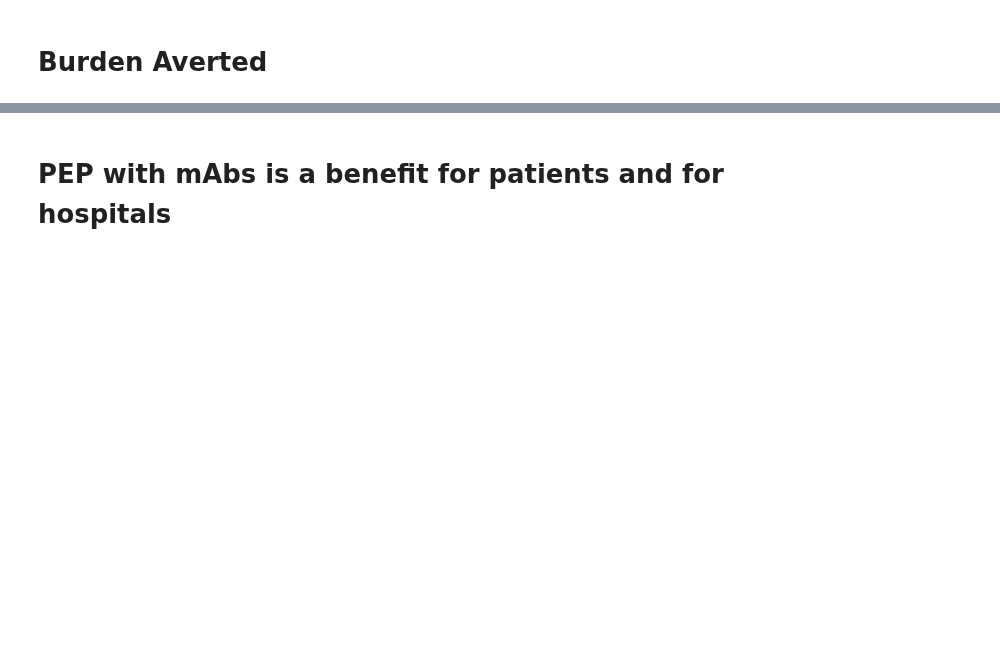
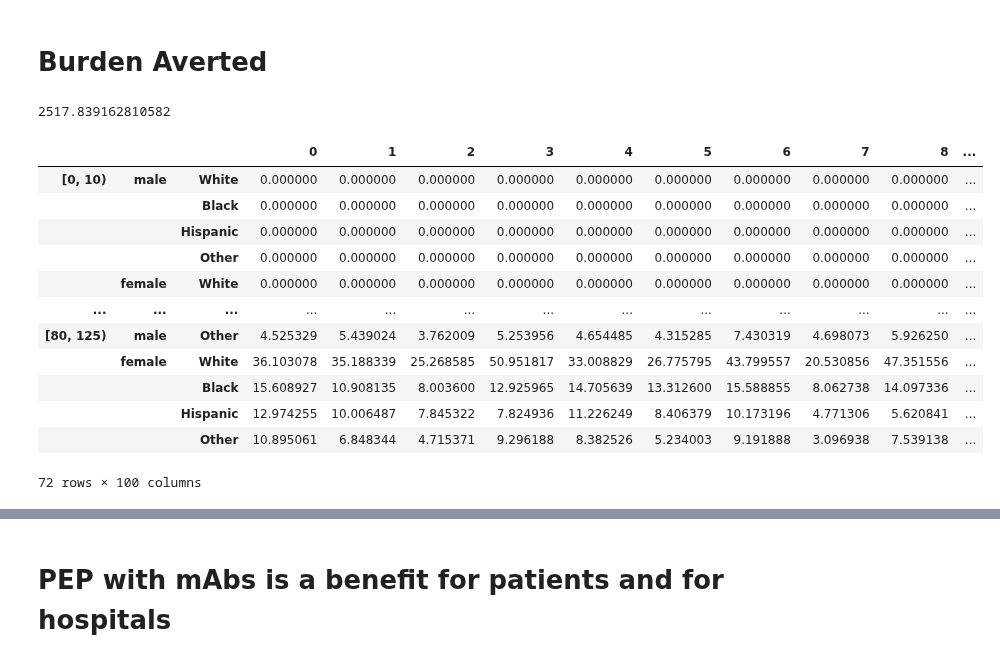
Before and after one commit to aflaxman/covid_mabs, a Jupyter notebook: mAbs_rodal.ipynb, the cells around one changed output, grey strips where cells are left out. Drawn from its saved outputs; the diff is of its cells as text; code cells hidden in the pictures; blank space fills up the shorter version.

```diff
--- a/mAbs_rodal.ipynb
+++ b/mAbs_rodal.ipynb
@@ -429,3 +732,26 @@ def averted(x):
     df = pd.Series({i: pd.DataFrame(x[i]).mean().sum() for i in x}).unstack()
     df_averted = df.loc[0, 0] - df
     return df_averted
+# %%
+c,a = .5, 50
+sub = pd.DataFrame(n_COVID[0, 0]).mean().sum() - pd.DataFrame(n_COVID[c, a]).mean().sum()
+sub
+2517.839162810582
+# %% [output]
+2517.839162810582
+# %%
+(pd.DataFrame(n_COVID[0, 0]) - pd.DataFrame(n_COVID[c, a]))
+# %% [output]
+|  |  |  | 0 | 1 | 2 | 3 | 4 | 5 | 6 | 7 | 8 | ... |
+| [0, 10) | male | White | 0.000000 | 0.000000 | 0.000000 | 0.000000 | 0.000000 | 0.000000 | 0.000000 | 0.000000 | 0.000000 | ... |
+|  |  | Black | 0.000000 | 0.000000 | 0.000000 | 0.000000 | 0.000000 | 0.000000 | 0.000000 | 0.000000 | 0.000000 | ... |
+|  |  | Hispanic | 0.000000 | 0.000000 | 0.000000 | 0.000000 | 0.000000 | 0.000000 | 0.000000 | 0.000000 | 0.000000 | ... |
+|  |  | Other | 0.000000 | 0.000000 | 0.000000 | 0.000000 | 0.000000 | 0.000000 | 0.000000 | 0.000000 | 0.000000 | ... |
+|  | female | White | 0.000000 | 0.000000 | 0.000000 | 0.000000 | 0.000000 | 0.000000 | 0.000000 | 0.000000 | 0.000000 | ... |
+| ... | ... | ... | ... | ... | ... | ... | ... | ... | ... | ... | ... | ... |
+| [80, 125) | male | Other | 4.525329 | 5.439024 | 3.762009 | 5.253956 | 4.654485 | 4.315285 | 7.430319 | 4.698073 | 5.926250 | ... |
+|  | female | White | 36.103078 | 35.188339 | 25.268585 | 50.951817 | 33.008829 | 26.775795 | 43.799557 | 20.530856 | 47.351556 | ... |
+|  |  | Black | 15.608927 | 10.908135 | 8.003600 | 12.925965 | 14.705639 | 13.312600 | 15.588855 | 8.062738 | 14.097336 | ... |
+|  |  | Hispanic | 12.974255 | 10.006487 | 7.845322 | 7.824936 | 11.226249 | 8.406379 | 10.173196 | 4.771306 | 5.620841 | ... |
+|  |  | Other | 10.895061 | 6.848344 | 4.715371 | 9.296188 | 8.382526 | 5.234003 | 9.191888 | 3.096938 | 7.539138 | ... |
+72 rows × 100 columns
```
Also changed, not shown: parts of 54 cells of this notebook.
